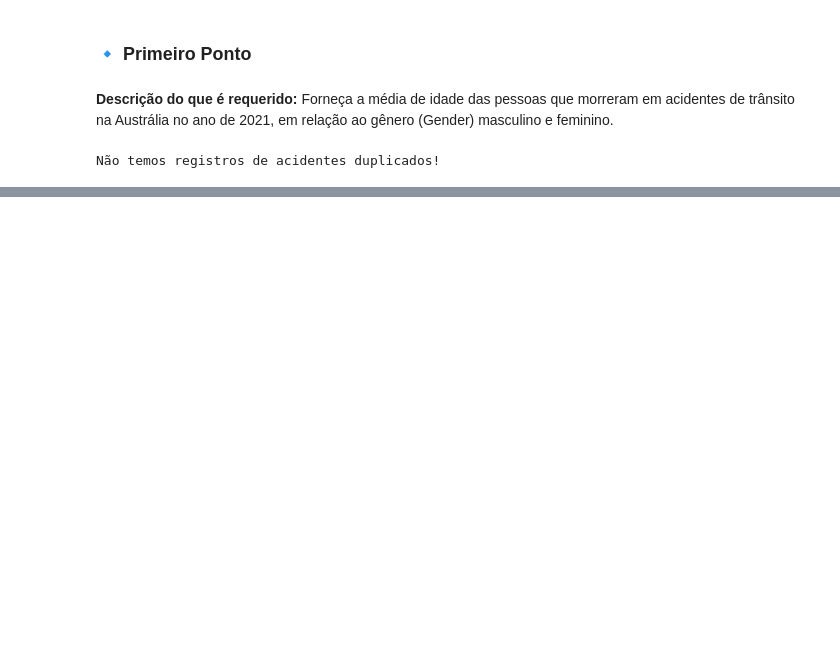
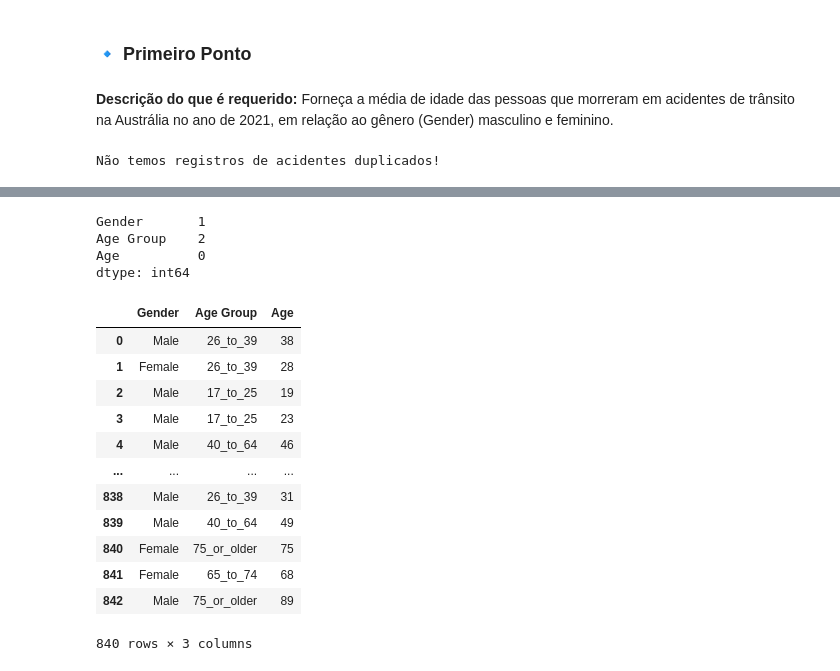
Before and after one commit to yasmws/ProcessoSeletivoStepps, a Jupyter notebook: ProcessoSeletivo_Stepps.ipynb, the cells around one changed output, grey strips where cells are left out. Drawn from its saved outputs; the diff is of its cells as text; code cells hidden in the pictures; blank space fills up the shorter version.

```diff
--- a/ProcessoSeletivo_Stepps.ipynb
+++ b/ProcessoSeletivo_Stepps.ipynb
@@ -205,4 +211,27 @@ df_2021_perGender
 843 rows × 3 columns
+# %%
+df_2021_perGender.isnull().sum()
+# %% [output]
+Gender       1
+Age Group    2
+Age          0
+dtype: int64
+# %%
+df_2021_perGender.dropna(subset=['Gender','Age Group'])
+# %% [output]
+|  | Gender | Age Group | Age |
+| 0 | Male | 26_to_39 | 38 |
+| 1 | Female | 26_to_39 | 28 |
+| 2 | Male | 17_to_25 | 19 |
+| 3 | Male | 17_to_25 | 23 |
+| 4 | Male | 40_to_64 | 46 |
+| ... | ... | ... | ... |
+| 838 | Male | 26_to_39 | 31 |
+| 839 | Male | 40_to_64 | 49 |
+| 840 | Female | 75_or_older | 75 |
+| 841 | Female | 65_to_74 | 68 |
+| 842 | Male | 75_or_older | 89 |
+840 rows × 3 columns
 # %%
 # Passamos agora para a parte de visualização dos nossos dados e construção dos nossos resultados.
 # Podemos fazer a análise do ponto de vista das idades agrupadas e das idades exatas
```
Also changed, not shown: parts of 25 cells of this notebook, 1 other file.
